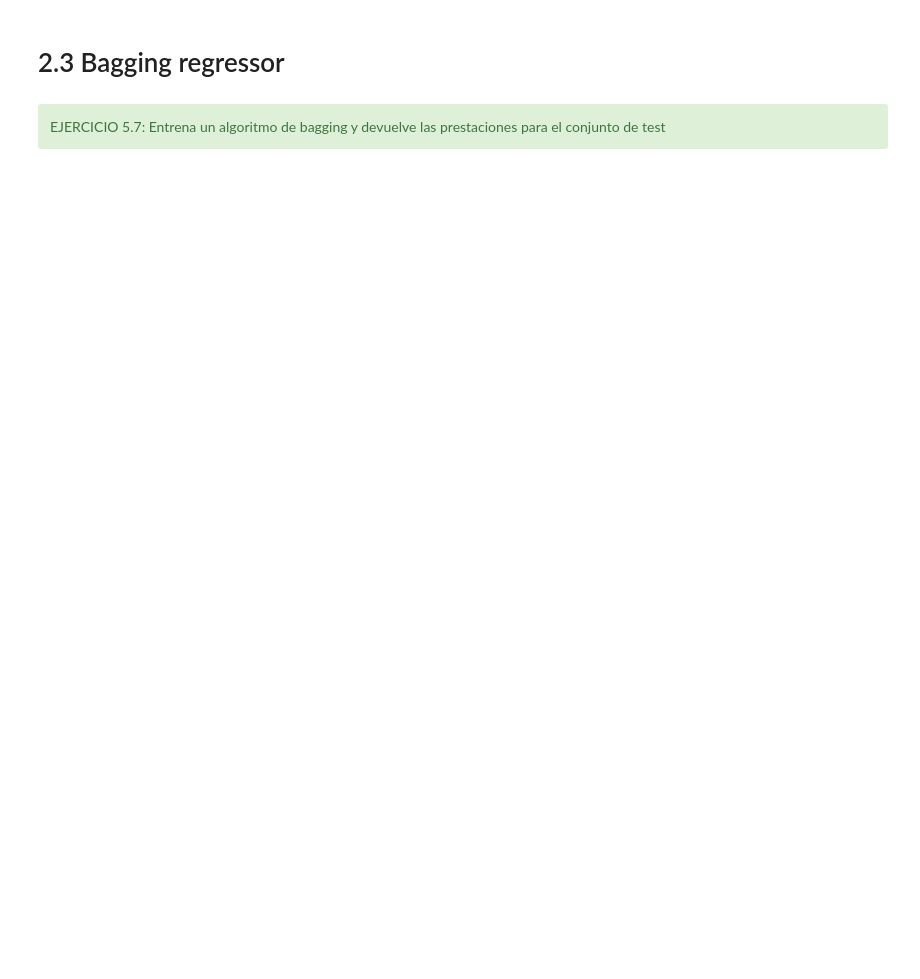
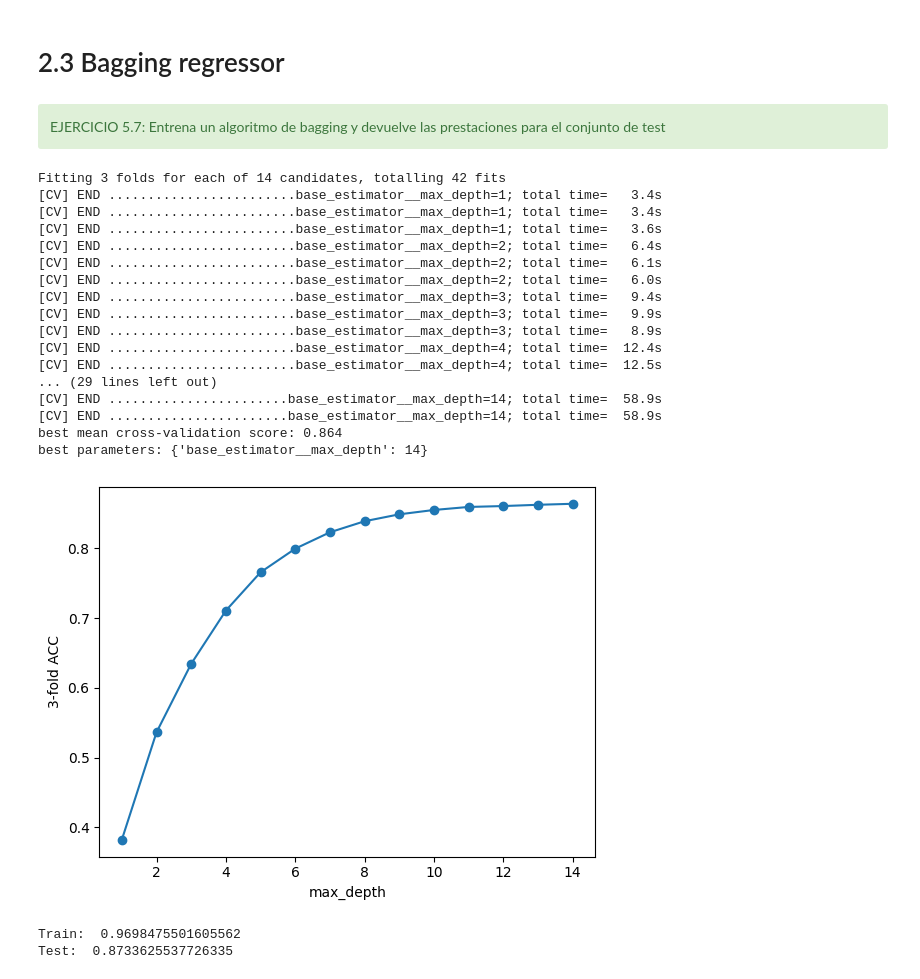
Before and after one commit to asimarra/Machine-Learning-101, a Jupyter notebook: 5. Bagging y Random Forest-Soluciones.ipynb, the cells around one changed output. Drawn from its saved outputs; the diff is of its cells as text; code cells hidden in the pictures; blank space fills up the shorter version.

```diff
--- a/5. Bagging y Random Forest-Soluciones.ipynb
+++ b/5. Bagging y Random Forest-Soluciones.ipynb
@@ -601,0 +728,50 @@ from sklearn.ensemble import BaggingRegressor
+# %%
+from sklearn.ensemble import BaggingRegressor
+
+maxDepth = range(1,15)
+#tuned_parameters = {'base_estimator__max_depth': maxDepth}
+tuned_parameters = {'estimator__max_depth': maxDepth}
+
+#grid = GridSearchCV(BaggingRegressor(base_estimator=DecisionTreeRegressor(), random_state=0, n_estimators=200), param_grid=tuned_parameters, cv=3, verbose=2)
+grid = GridSearchCV(BaggingRegressor(estimator=DecisionTreeRegressor(), random_state=0, n_estimators=200), param_grid=tuned_parameters, cv=3, verbose=2)
+grid.fit(X_train, y_train)
+
+print("best mean cross-validation score: {:.3f}".format(grid.best_score_))
+print("best parameters: {}".format(grid.best_params_))
+
+scores = np.array(grid.cv_results_['mean_test_score'])
+plt.plot(maxDepth,scores,'-o')
+plt.xlabel('max_depth')
+plt.ylabel('3-fold ACC')
+
+plt.show()
+# %% [output]
+Fitting 3 folds for each of 14 candidates, totalling 42 fits
+[CV] END ........................base_estimator__max_depth=1; total time=   3.4s
+[CV] END ........................base_estimator__max_depth=1; total time=   3.4s
+[CV] END ........................base_estimator__max_depth=1; total time=   3.6s
+[CV] END ........................base_estimator__max_depth=2; total time=   6.4s
+[CV] END ........................base_estimator__max_depth=2; total time=   6.1s
+[CV] END ........................base_estimator__max_depth=2; total time=   6.0s
+[CV] END ........................base_estimator__max_depth=3; total time=   9.4s
+[CV] END ........................base_estimator__max_depth=3; total time=   9.9s
+[CV] END ........................base_estimator__max_depth=3; total time=   8.9s
+[CV] END ........................base_estimator__max_depth=4; total time=  12.4s
+[CV] END ........................base_estimator__max_depth=4; total time=  12.5s
+... (29 lines left out)
+[CV] END .......................base_estimator__max_depth=14; total time=  58.9s
+[CV] END .......................base_estimator__max_depth=14; total time=  58.9s
+best mean cross-validation score: 0.864
+best parameters: {'base_estimator__max_depth': 14}
+[figure, added]
+# %%
+# ... código aquí: prestaciones en train y test
+# ... código aquí: prestaciones en train y test
+maxDepthOptimo = grid.best_params_['base_estimator__max_depth']
+baggingModel = BaggingRegressor(base_estimator=DecisionTreeRegressor(max_depth=maxDepthOptimo),n_estimators=200).fit(X_train,y_train)
+
+print("Train: ",baggingModel.score(X_train,y_train))
+print("Test: ",baggingModel.score(X_test,y_test))
+# %% [output]
+Train:  0.9698475501605562
+Test:  0.8733625537726335
```
Also changed, not shown: parts of 26 cells of this notebook.
